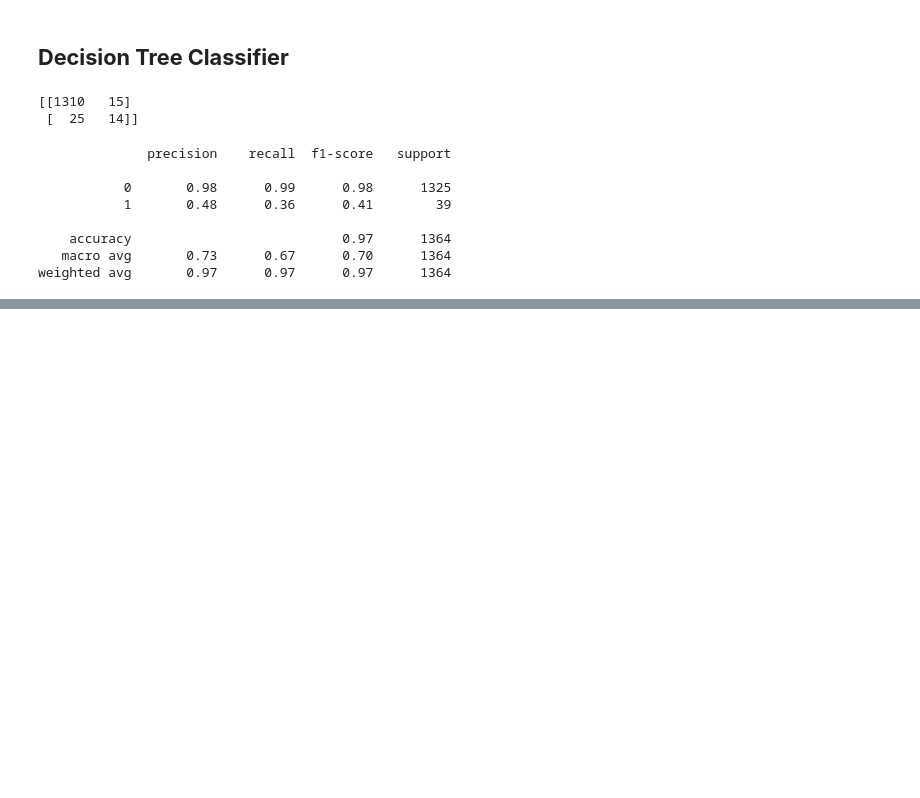
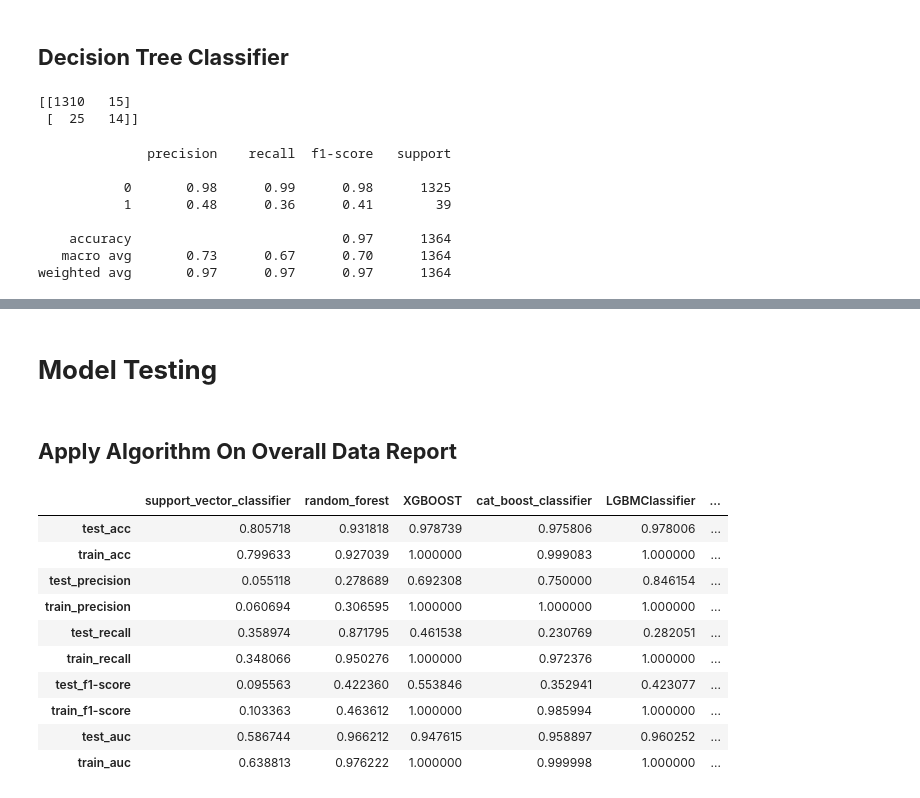
Before and after one commit to Bhushan271098/COMPANY-BANKRUPTCY-PREDICTION, a Jupyter notebook: Final_Copy_of_COMPANY_BANKRUPTCY_PREDICTION.ipynb, the cells around one changed output, grey strips where cells are left out. Drawn from its saved outputs; the diff is of its cells as text; code cells hidden in the pictures; blank space fills up the shorter version.

```diff
--- a/Final_Copy_of_COMPANY_BANKRUPTCY_PREDICTION.ipynb
+++ b/Final_Copy_of_COMPANY_BANKRUPTCY_PREDICTION.ipynb
@@ -1392,3 +1392,5 @@ graph = Source(tree.export_graphviz(dt_classifier, out_file=None
 display(SVG(graph.pipe(format='svg')))
 # %% [output]
 [drawing not drawn]
+# %% [markdown]
+# **Model Testing**
@@ -1394,0 +1421,2 @@ display(SVG(graph.pipe(format='svg')))
+# %%
+report = pd.DataFrame(columns = ['support_vector_classifier','random_forest','XGBOOST','cat_boost_classifier','LGBMClassifier','Decision_tree_classifier'], index = ['test_acc','train_acc','test_precision','train_precision','test_recall','train_recall','test_f1-score','train_f1-score','test_auc','train_auc'])
@@ -1394,0 +1430,16 @@ display(SVG(graph.pipe(format='svg')))
+# %% [markdown]
+## **Apply Algorithm On Overall Data Report**
+# %%
+report
+# %% [output]
+|  | support_vector_classifier | random_forest | XGBOOST | cat_boost_classifier | LGBMClassifier | ... |
+| test_acc | 0.805718 | 0.931818 | 0.978739 | 0.975806 | 0.978006 | ... |
+| train_acc | 0.799633 | 0.927039 | 1.000000 | 0.999083 | 1.000000 | ... |
+| test_precision | 0.055118 | 0.278689 | 0.692308 | 0.750000 | 0.846154 | ... |
+| train_precision | 0.060694 | 0.306595 | 1.000000 | 1.000000 | 1.000000 | ... |
+| test_recall | 0.358974 | 0.871795 | 0.461538 | 0.230769 | 0.282051 | ... |
+| train_recall | 0.348066 | 0.950276 | 1.000000 | 0.972376 | 1.000000 | ... |
+| test_f1-score | 0.095563 | 0.422360 | 0.553846 | 0.352941 | 0.423077 | ... |
+| train_f1-score | 0.103363 | 0.463612 | 1.000000 | 0.985994 | 1.000000 | ... |
+| test_auc | 0.586744 | 0.966212 | 0.947615 | 0.958897 | 0.960252 | ... |
+| train_auc | 0.638813 | 0.976222 | 1.000000 | 0.999998 | 1.000000 | ... |
```
Also changed, not shown: parts of 26 cells of this notebook.
